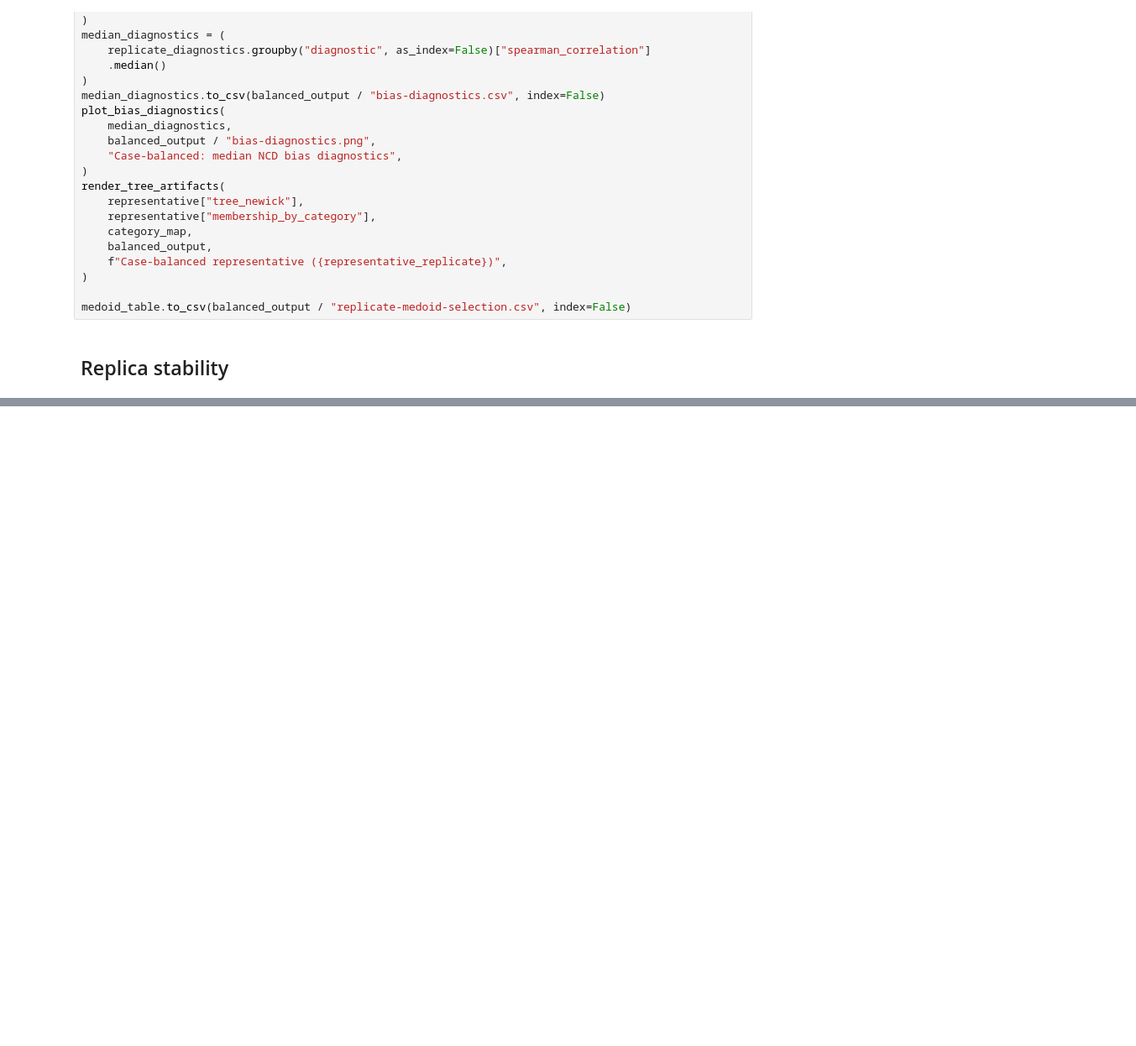
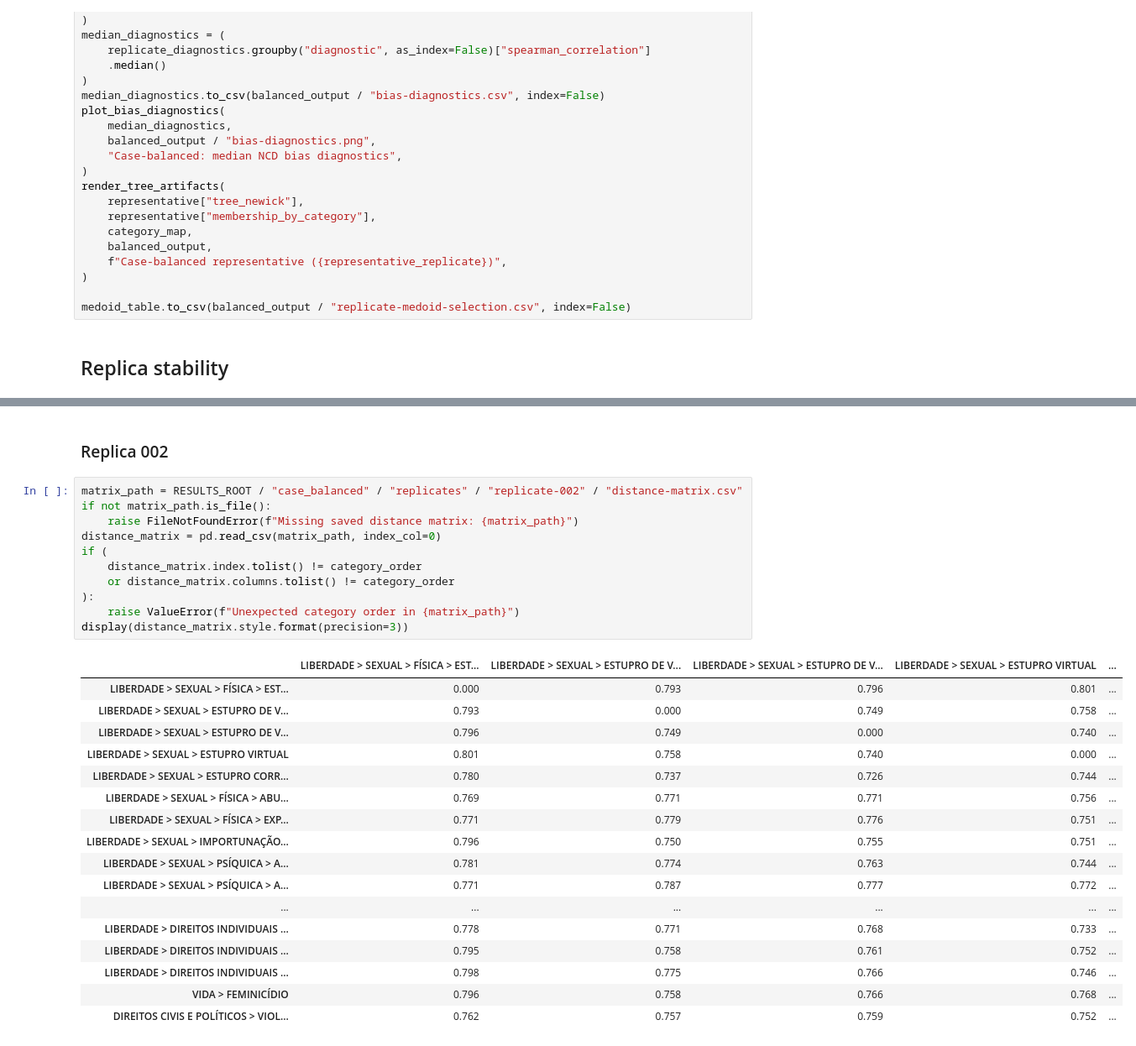
Before and after one commit to rckbrcls/data-mining, a Jupyter notebook: hypotheses/violence_against_women/notebooks/02_experiment_case_balanced.ipynb, the cells around one changed output, grey strips where cells are left out. Shown at 84% size. Cells and saved outputs as stored; diff of their text form; blank space fills up the shorter version.

```diff
--- a/hypotheses/violence_against_women/notebooks/02_experiment_case_balanced.ipynb
+++ b/hypotheses/violence_against_women/notebooks/02_experiment_case_balanced.ipynb
@@ -254,0 +291,31 @@ display(SVG(filename=str(balanced_output / "tree.svg")))
+# %% [markdown]
+### Replica 002
+# %%
+matrix_path = RESULTS_ROOT / "case_balanced" / "replicates" / "replicate-002" / "distance-matrix.csv"
+if not matrix_path.is_file():
+    raise FileNotFoundError(f"Missing saved distance matrix: {matrix_path}")
+distance_matrix = pd.read_csv(matrix_path, index_col=0)
+if (
+    distance_matrix.index.tolist() != category_order
+    or distance_matrix.columns.tolist() != category_order
+):
+    raise ValueError(f"Unexpected category order in {matrix_path}")
+display(distance_matrix.style.format(precision=3))
+# %% [output]
+|  | LIBERDADE > SEXUAL > FÍSICA > EST... | LIBERDADE > SEXUAL > ESTUPRO DE V... | LIBERDADE > SEXUAL > ESTUPRO DE V... | LIBERDADE > SEXUAL > ESTUPRO VIRTUAL | ... |
+| LIBERDADE > SEXUAL > FÍSICA > EST... | 0.000 | 0.793 | 0.796 | 0.801 | ... |
+| LIBERDADE > SEXUAL > ESTUPRO DE V... | 0.793 | 0.000 | 0.749 | 0.758 | ... |
+| LIBERDADE > SEXUAL > ESTUPRO DE V... | 0.796 | 0.749 | 0.000 | 0.740 | ... |
+| LIBERDADE > SEXUAL > ESTUPRO VIRTUAL | 0.801 | 0.758 | 0.740 | 0.000 | ... |
+| LIBERDADE > SEXUAL > ESTUPRO CORR... | 0.780 | 0.737 | 0.726 | 0.744 | ... |
+| LIBERDADE > SEXUAL > FÍSICA > ABU... | 0.769 | 0.771 | 0.771 | 0.756 | ... |
+| LIBERDADE > SEXUAL > FÍSICA > EXP... | 0.771 | 0.779 | 0.776 | 0.751 | ... |
+| LIBERDADE > SEXUAL > IMPORTUNAÇÃO... | 0.796 | 0.750 | 0.755 | 0.751 | ... |
+| LIBERDADE > SEXUAL > PSÍQUICA > A... | 0.781 | 0.774 | 0.763 | 0.744 | ... |
+| LIBERDADE > SEXUAL > PSÍQUICA > A... | 0.771 | 0.787 | 0.777 | 0.772 | ... |
+| ... | ... | ... | ... | ... | ... |
+| LIBERDADE > DIREITOS INDIVIDUAIS ... | 0.778 | 0.771 | 0.768 | 0.733 | ... |
+| LIBERDADE > DIREITOS INDIVIDUAIS ... | 0.795 | 0.758 | 0.761 | 0.752 | ... |
+| LIBERDADE > DIREITOS INDIVIDUAIS ... | 0.798 | 0.775 | 0.766 | 0.746 | ... |
+| VIDA > FEMINICÍDIO | 0.796 | 0.758 | 0.766 | 0.768 | ... |
+| DIREITOS CIVIS E POLÍTICOS > VIOL... | 0.762 | 0.757 | 0.759 | 0.752 | ... |
```
Also changed, not shown: parts of 11 cells of this notebook, 4 other files.
